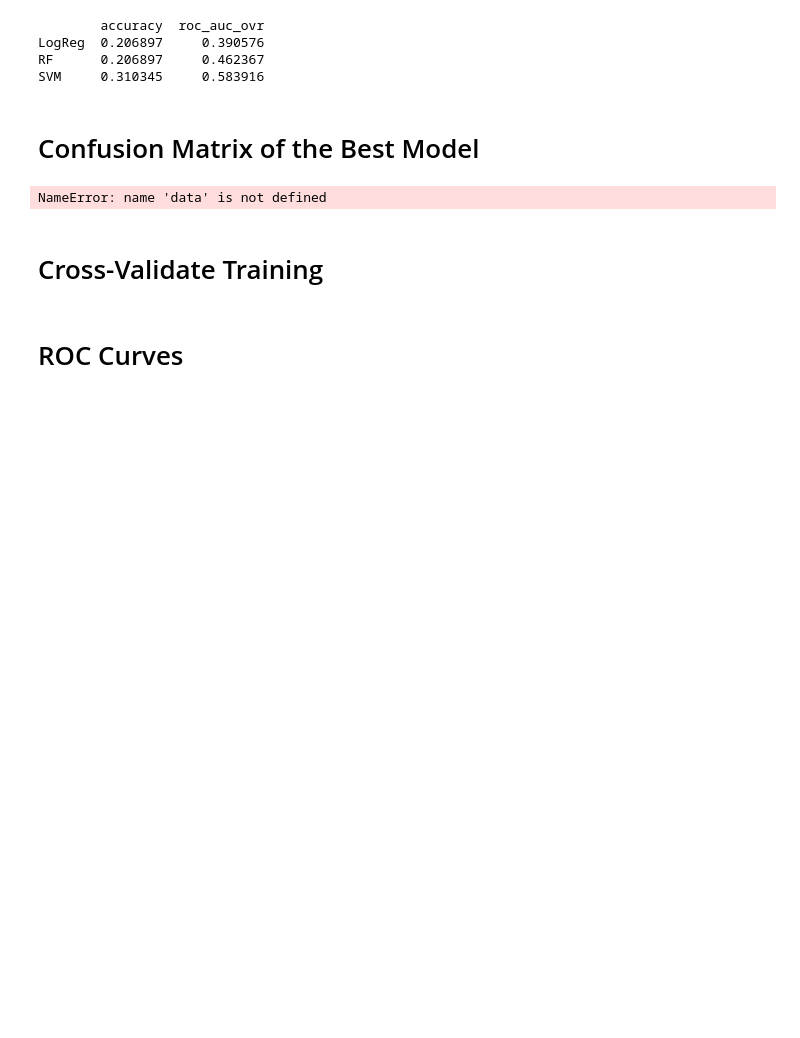
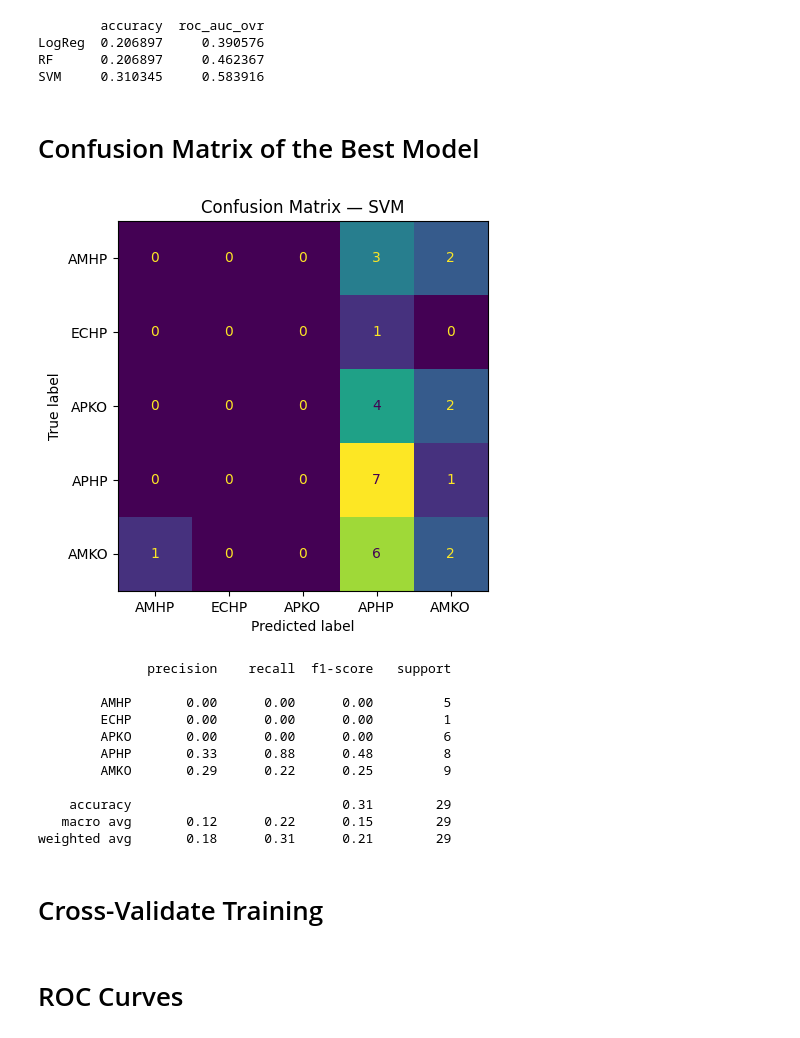
Before and after one commit to amar9929-3/Bioinformatics_Project, a Jupyter notebook: Notebooks/ML_Christian_Tester.ipynb, the cells around one changed output. Saved outputs shown, nothing was run; the diff lists cells and outputs as text; code cells hidden in the pictures; blank space fills up the shorter version.

```diff
--- a/Notebooks/ML_Christian_Tester.ipynb
+++ b/Notebooks/ML_Christian_Tester.ipynb
@@ -183,17 +183,28 @@ SVM     0.310345     0.583916
 # %%
 best = max(results.items(), key=lambda kv: kv[1]["accuracy"])[0]
 best_pipe = models[best]
 pred = best_pipe.predict(X_test)
 
-disp = ConfusionMatrixDisplay(confusion_matrix(y_test, pred), display_labels=data.target_names)
+disp = ConfusionMatrixDisplay(confusion_matrix(y_test, pred), display_labels=y_test.unique())
 fig, ax = plt.subplots()
 disp.plot(ax=ax, colorbar=False)
 plt.title(f"Confusion Matrix — {best}")
 plt.show()
 
-print(classification_report(y_test, pred, target_names=data.target_names))
+print(classification_report(y_test, pred, target_names=y_test.unique()))
 # %% [output]
+[figure, added]
-NameError: name 'data' is not defined
+              precision    recall  f1-score   support
+
+        AMHP       0.00      0.00      0.00         5
+        ECHP       0.00      0.00      0.00         1
+        APKO       0.00      0.00      0.00         6
+        APHP       0.33      0.88      0.48         8
+        AMKO       0.29      0.22      0.25         9
+
+    accuracy                           0.31        29
+   macro avg       0.12      0.22      0.15        29
+weighted avg       0.18      0.31      0.21        29
 # %% [markdown]
 # Cross-Validate Training
 # %%
```
